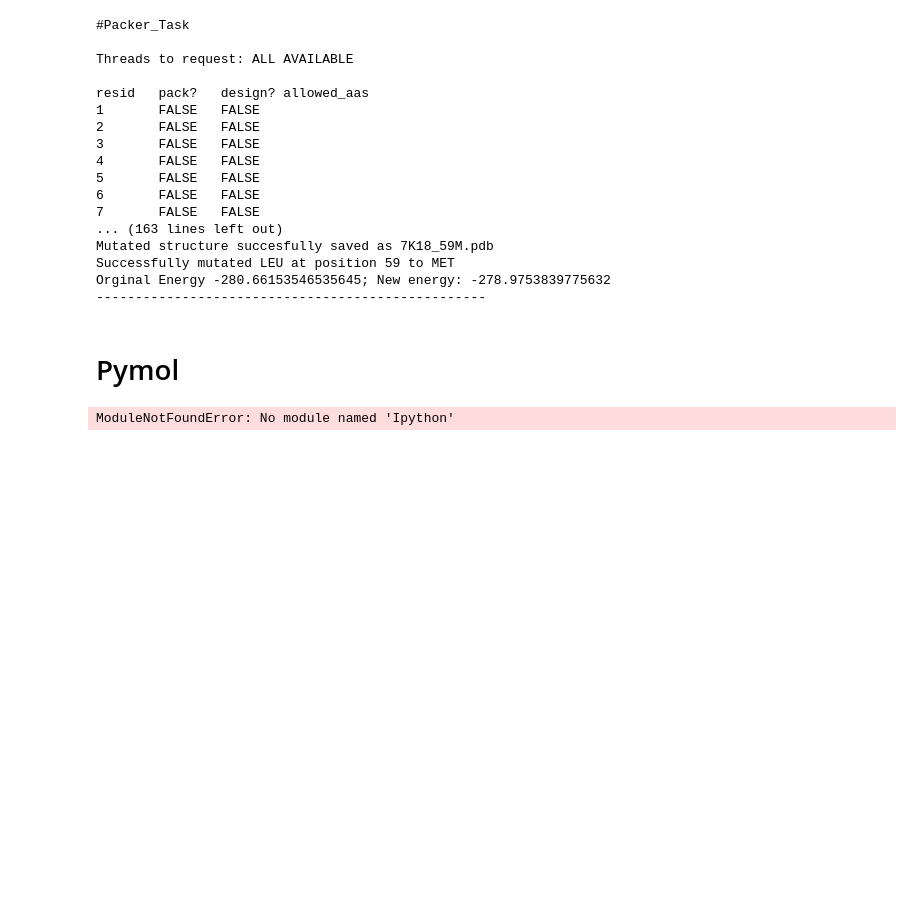
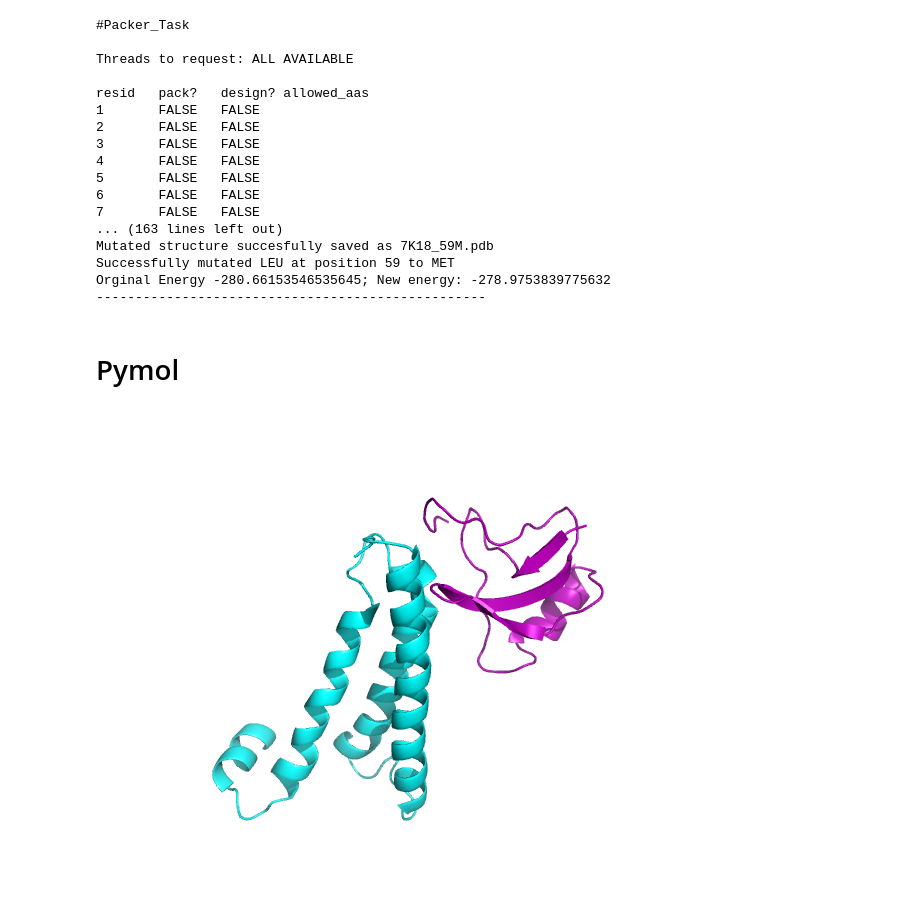
Before and after one commit to jcapecci09/Toxin-Engineering, a Jupyter notebook: toxin_engineering.ipynb, the cells around one changed output. Saved outputs shown, nothing was run; the diff lists cells and outputs as text; code cells hidden in the pictures; blank space fills up the shorter version.

```diff
--- a/toxin_engineering.ipynb
+++ b/toxin_engineering.ipynb
@@ -107,7 +117,31 @@ Orginal Energy -280.66153546535645; New energy: -278.9753839775632
 # %%
 from pymol import cmd
 from IPython.display import Image, display
 
-cmd.load('relax.pdb')
+
+def visualize(pdb: str, output: str):
+    cmd.delete("all") # Resets cell
+
+
+    cmd.load(pdb)
+    cmd.hide("everything")
+    cmd.select('toxin', 'chain B')
+    cmd.select('NaV1.5', 'chain A')
+    cmd.color('purple', 'toxin')
+    cmd.color('cyan', 'NaV1.5')
+    cmd.show("cartoon")
+
+    # Center the protein
+    cmd.orient()
+    cmd.turn('z', 45)
+    cmd.turn('y', 10)
+    cmd.turn('x', 20)
+    cmd.bg_color("white")
+
+    cmd.png(f'Data/{output}')
+    cmd.save(f"Sessions/{output}.pse")
+    display(Image(f'Data/{output}.png'))
+
+visualize('relax.pdb', 'relax')
 # %% [output]
-ModuleNotFoundError: No module named 'Ipython'
+[figure, added]
```
Also changed, not shown: parts of 1 cell of this notebook, 20 other files.
